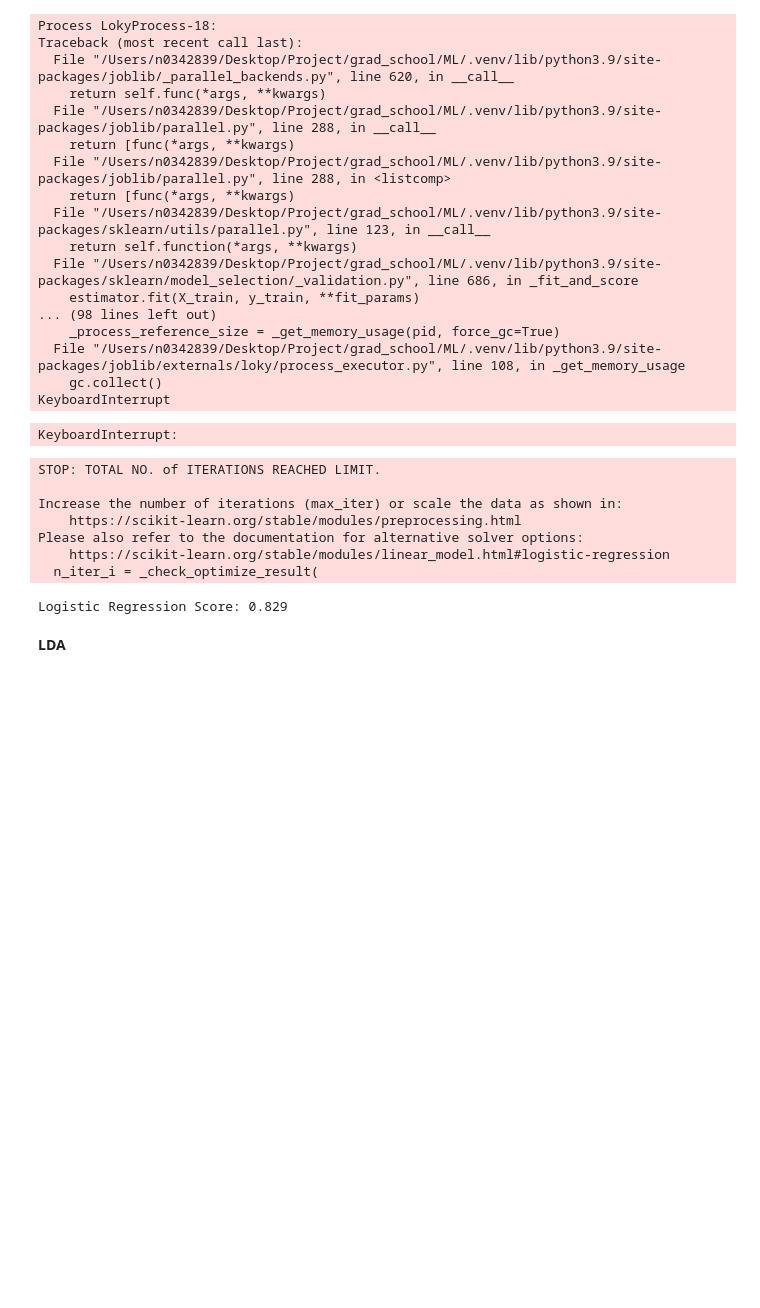
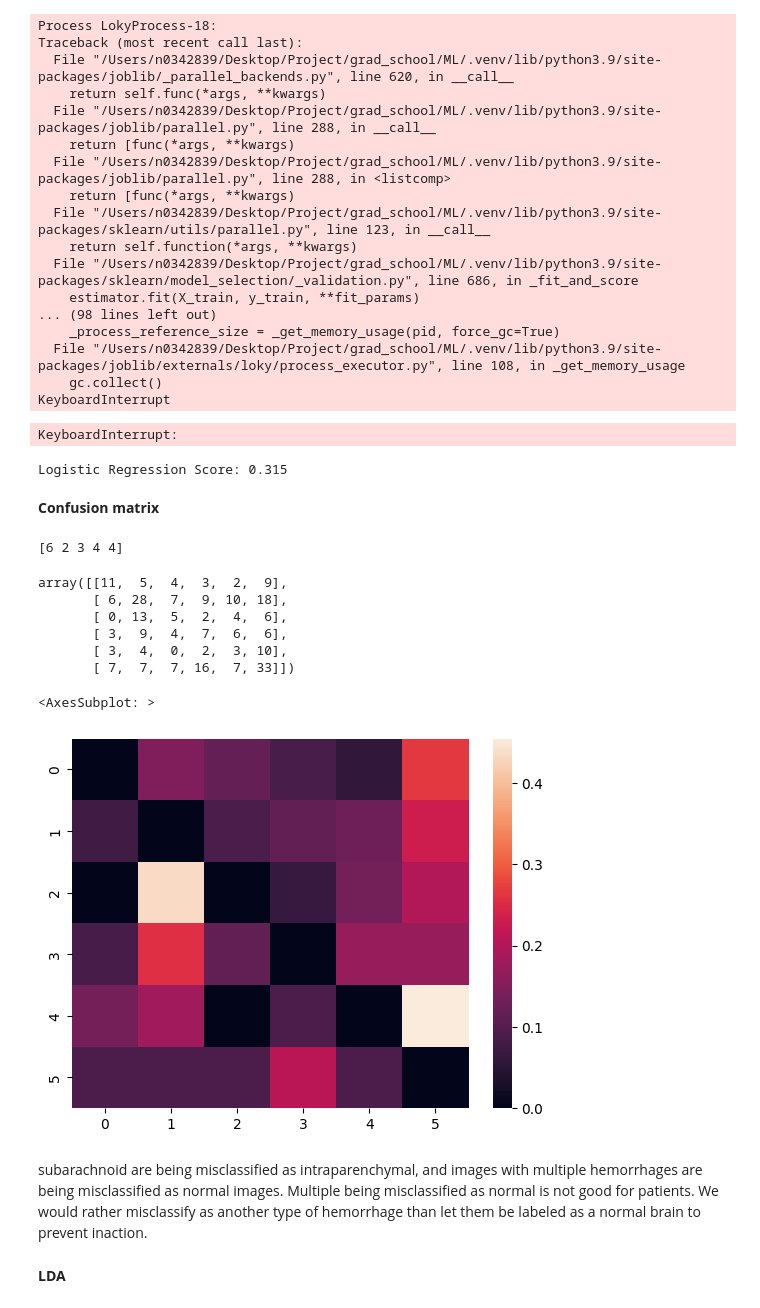
Before and after one commit to lrav35/brain_segmentation_classification, a Jupyter notebook: Brain Hemorrhage Segmentation.ipynb, the cells around one changed output. Drawn from its saved outputs; the diff is of its cells as text; code cells hidden in the pictures; blank space fills up the shorter version.

```diff
--- a/Brain Hemorrhage Segmentation.ipynb
+++ b/Brain Hemorrhage Segmentation.ipynb
@@ -73,7 +73,7 @@ def load_labels(f_dir: str, image_type: str) -> pd.DataFrame:
 
     # for each hemorrhage type, load label data
     for k,v in type_labels.items():
-        temp_data = pd.read_csv(file_dir + './Hemorrhage Segmentation Project/' + k + '.csv')
+        temp_data = pd.read_csv(file_dir + './Hemorrhage Segmentation Project/' + k + '.csv', low_memory=False)
         temp_data = temp_data[column_names]
         temp_data['Hemorrhage Type'] = k
         temp_data['Class'] = v
@@ -123,7 +123,3 @@ def load_labels(f_dir: str, image_type: str) -> pd.DataFrame:
 
 
     return final_labels
-# %%
-# load label data, specify brain_bone_window
-labels = load_labels(file_dir, brain_bone)
-labels
@@ -265,18 +221,45 @@ Traceback (most recent call last):
     gc.collect()
 KeyboardInterrupt
 KeyboardInterrupt:
-# %%
-clf = LogisticRegression(solver='lbfgs', max_iter=100)
-clf.fit(Xds_train, yds_train)
-print("Logistic Regression Score: %.3f"%clf.score(Xds_test, yds_test))
-# %% [output]
-STOP: TOTAL NO. of ITERATIONS REACHED LIMIT.
-
-Increase the number of iterations (max_iter) or scale the data as shown in:
-    https://scikit-learn.org/stable/modules/preprocessing.html
-Please also refer to the documentation for alternative solver options:
-    https://scikit-learn.org/stable/modules/linear_model.html#logistic-regression
-  n_iter_i = _check_optimize_result(
-Logistic Regression Score: 0.829
+# %%
+og_clf = LogisticRegression(solver='lbfgs', max_iter=100)
+og_clf.fit(X_train, y_train)
+print("Logistic Regression Score: %.3f"%og_clf.score(X_test, y_test))
+# %% [output]
+Logistic Regression Score: 0.315
+# %% [markdown]
+**Confusion matrix**
+# %%
+pred = og_clf.predict(X_test.reshape(-1, 262144))
+print(pred[:5])
+# %% [output]
+[6 2 3 4 4]
+# %%
+from sklearn.metrics import confusion_matrix
+
+og_pred = og_clf.predict(X_test.reshape(-1, 262144))
+
+og_conf_mx = confusion_matrix(y_test, og_pred)
+og_conf_mx
+# %% [output]
+array([[11,  5,  4,  3,  2,  9],
+       [ 6, 28,  7,  9, 10, 18],
+       [ 0, 13,  5,  2,  4,  6],
+       [ 3,  9,  4,  7,  6,  6],
+       [ 3,  4,  0,  2,  3, 10],
+       [ 7,  7,  7, 16,  7, 33]])
+# %%
+import seaborn as sns
+
+row_sum = og_conf_mx.sum(axis=1, keepdims=True)
+nconf_mx = og_conf_mx/row_sum
+np.fill_diagonal(nconf_mx,0)
+
+sns.heatmap(nconf_mx)
+# %% [output]
+<AxesSubplot: >
+[figure, added]
+# %% [markdown]
+subarachnoid are being misclassified as intraparenchymal, and images with multiple hemorrhages are being misclassified as normal images. Multiple being misclassified as normal is not good for patients. We would rather misclassify as another type of hemorrhage than let them be labeled as a normal brain to prevent inaction.
 # %% [markdown]
 **LDA**
```
Also changed, not shown: parts of 17 cells of this notebook.
